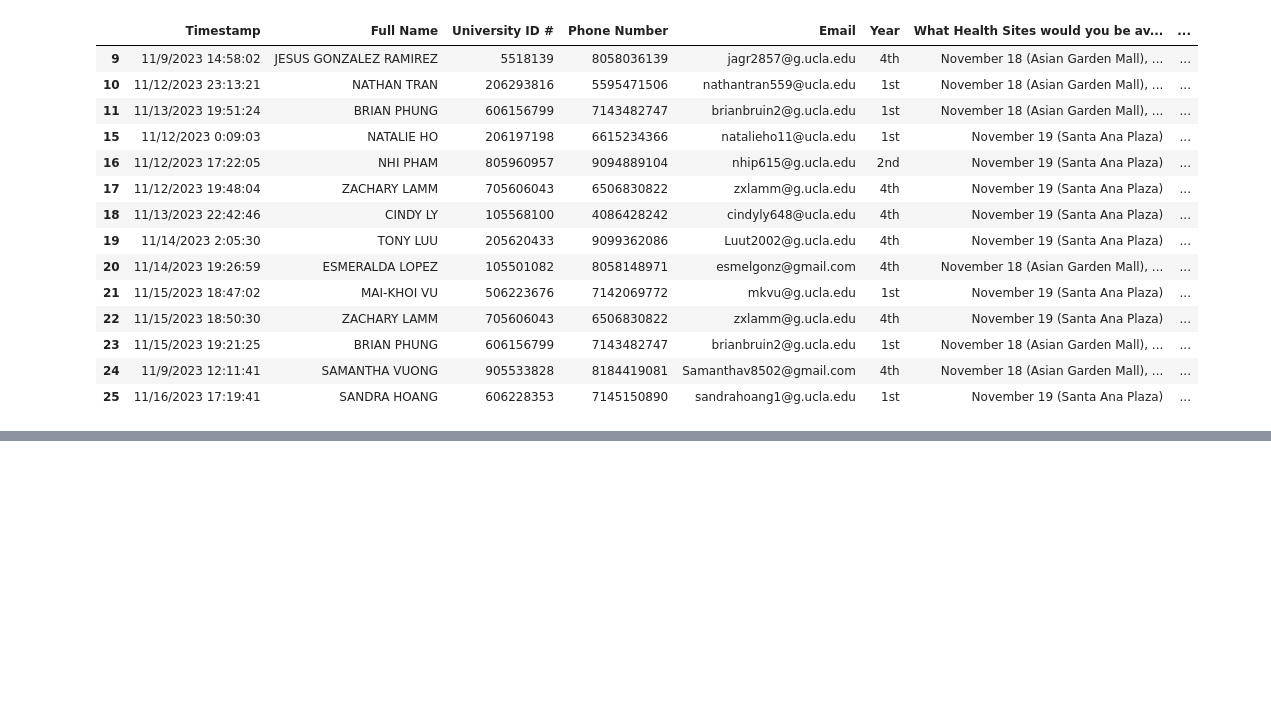
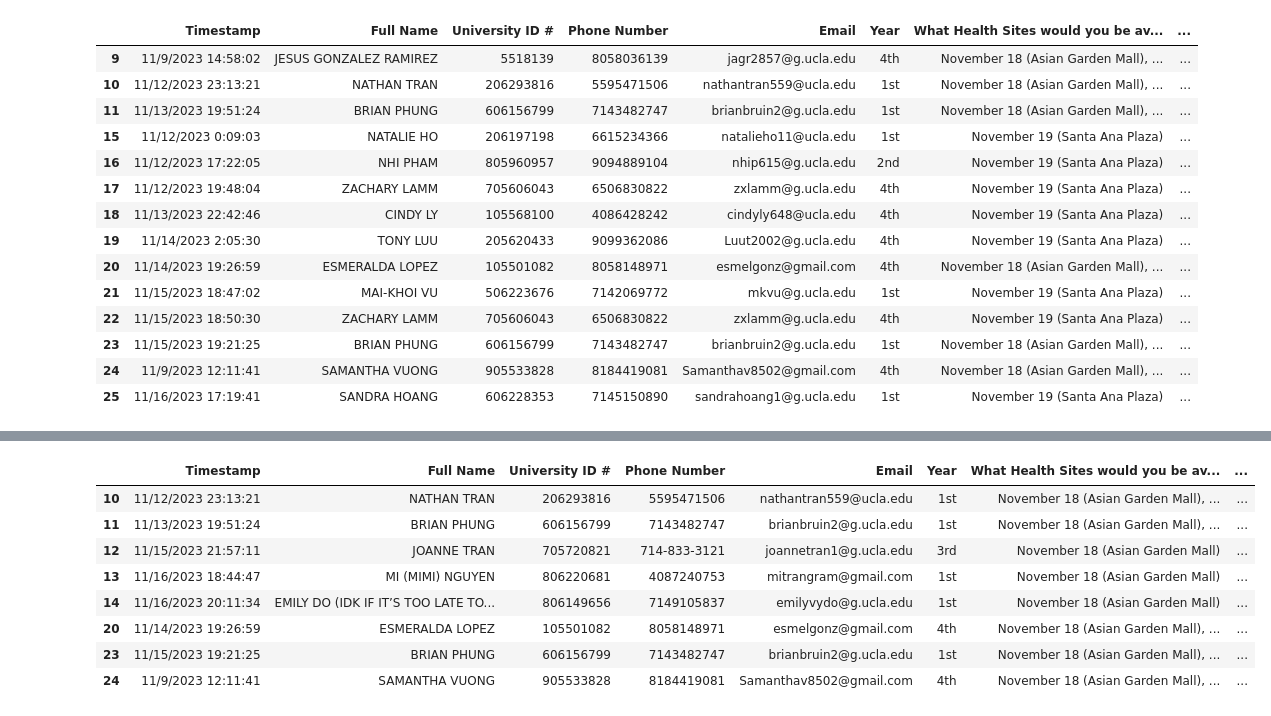
Before and after one commit to cath-chen/VCHAuto, a Jupyter notebook: VCH_HS_Auto.ipynb, the cells around one changed output, grey strips where cells are left out. Drawn from its saved outputs; the diff is of its cells as text; code cells hidden in the pictures; blank space fills up the shorter version.

```diff
--- a/VCH_HS_Auto.ipynb
+++ b/VCH_HS_Auto.ipynb
@@ -156,0 +184,12 @@ for index, row in df.iterrows():
+# %%
+week1_sat
+# %% [output]
+|  | Timestamp | Full Name | University ID # | Phone Number | Email | Year | What Health Sites would you be av... | ... |
+| 10 | 11/12/2023 23:13:21 | NATHAN TRAN | 206293816 | 5595471506 | nathantran559@ucla.edu | 1st | November 18 (Asian Garden Mall), ... | ... |
+| 11 | 11/13/2023 19:51:24 | BRIAN PHUNG | 606156799 | 7143482747 | brianbruin2@g.ucla.edu | 1st | November 18 (Asian Garden Mall), ... | ... |
+| 12 | 11/15/2023 21:57:11 | JOANNE TRAN | 705720821 | 714-833-3121 | joannetran1@g.ucla.edu | 3rd | November 18 (Asian Garden Mall) | ... |
+| 13 | 11/16/2023 18:44:47 | MI (MIMI) NGUYEN | 806220681 | 4087240753 | mitrangram@gmail.com | 1st | November 18 (Asian Garden Mall) | ... |
+| 14 | 11/16/2023 20:11:34 | EMILY DO (IDK IF IT’S TOO LATE TO... | 806149656 | 7149105837 | emilyvydo@g.ucla.edu | 1st | November 18 (Asian Garden Mall) | ... |
+| 20 | 11/14/2023 19:26:59 | ESMERALDA LOPEZ | 105501082 | 8058148971 | esmelgonz@gmail.com | 4th | November 18 (Asian Garden Mall), ... | ... |
+| 23 | 11/15/2023 19:21:25 | BRIAN PHUNG | 606156799 | 7143482747 | brianbruin2@g.ucla.edu | 1st | November 18 (Asian Garden Mall), ... | ... |
+| 24 | 11/9/2023 12:11:41 | SAMANTHA VUONG | 905533828 | 8184419081 | Samanthav8502@gmail.com | 4th | November 18 (Asian Garden Mall), ... | ... |
```
Also changed, not shown: parts of 3 cells of this notebook.
